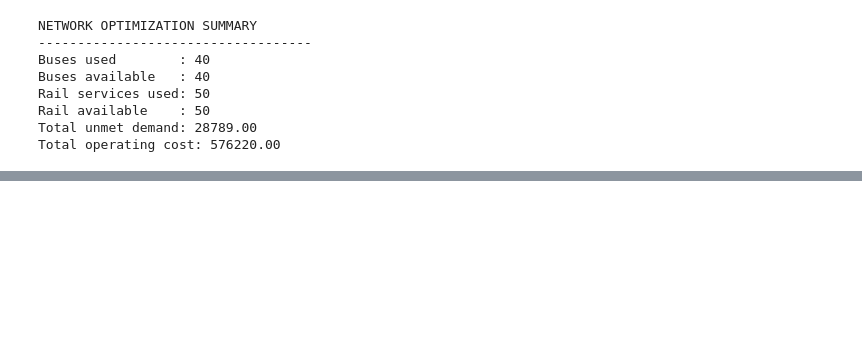
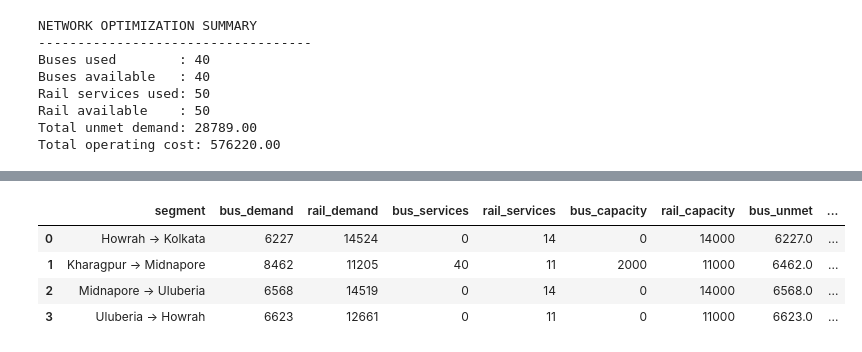
Before and after one commit to abhisarthak/public-transport-demand-planning, a Jupyter notebook: notebooks/03_fleet_optimization.ipynb, the cells around one changed output, grey strips where cells are left out. Drawn from its saved outputs; the diff is of its cells as text; code cells hidden in the pictures; blank space fills up the shorter version.

```diff
--- a/notebooks/03_fleet_optimization.ipynb
+++ b/notebooks/03_fleet_optimization.ipynb
@@ -272,9 +272,10 @@ for route in routes:
         "rail_services": rail,
         "capacity_provided": capacity,
         "unmet_demand": round(unmet, 2),
-        "utilization_pct": round(
-            demand / capacity * 100, 2
-        ) if capacity > 0 else 0
+        "capacity_coverage_pct": round(
+    min(demand, capacity) / demand * 100,
+    2
+) if demand > 0 else 0
     })
 
 optimization_results = pd.DataFrame(
@@ -326,0 +510,13 @@ Total operating cost: 576220.00
+# %%
+# ============================================
+# OBJECTIVE FUNCTION
+# ============================================
+
+corrected_model += pulp.lpSum(
+    BUS_COST * bus_services_corrected[s]
+    + RAIL_COST * rail_services_corrected[s]
+    + UNMET_DEMAND_PENALTY * (
+        unmet_bus[s] + unmet_rail[s]
+    )
+    for s in segments
+)
@@ -326,0 +577,64 @@ Total operating cost: 576220.00
+# %%
+# ============================================
+# 13. CORRECTED OPTIMIZATION RESULTS
+# ============================================
+
+corrected_results = []
+
+for _, row in segment_demand.iterrows():
+
+    segment = row["segment"]
+
+    bus_demand = row["bus_demand"]
+    rail_demand = row["rail_demand"]
+
+    buses = int(
+        round(
+            pulp.value(
+                bus_services_corrected[segment]
+            )
+        )
+    )
+
+    rail = int(
+        round(
+            pulp.value(
+                rail_services_corrected[segment]
+            )
+        )
+    )
+
+    bus_unmet = pulp.value(
+        unmet_bus[segment]
+    )
+
+    rail_unmet = pulp.value(
+        unmet_rail[segment]
+    )
+
+    bus_capacity = buses * BUS_CAPACITY
+    rail_capacity = rail * RAIL_CAPACITY
+
+    corrected_results.append({
+        "segment": segment,
+        "bus_demand": round(bus_demand),
+        "rail_demand": round(rail_demand),
+        "bus_services": buses,
+        "rail_services": rail,
+        "bus_capacity": bus_capacity,
+        "rail_capacity": rail_capacity,
+        "bus_unmet": round(bus_unmet, 2),
+        "rail_unmet": round(rail_unmet, 2)
+    })
+
+corrected_results = pd.DataFrame(
+    corrected_results
+)
+
+corrected_results
+# %% [output]
+|  | segment | bus_demand | rail_demand | bus_services | rail_services | bus_capacity | rail_capacity | bus_unmet | ... |
+| 0 | Howrah → Kolkata | 6227 | 14524 | 0 | 14 | 0 | 14000 | 6227.0 | ... |
+| 1 | Kharagpur → Midnapore | 8462 | 11205 | 40 | 11 | 2000 | 11000 | 6462.0 | ... |
+| 2 | Midnapore → Uluberia | 6568 | 14519 | 0 | 14 | 0 | 14000 | 6568.0 | ... |
+| 3 | Uluberia → Howrah | 6623 | 12661 | 0 | 11 | 0 | 11000 | 6623.0 | ... |
```
Also changed, not shown: parts of 9 cells of this notebook.
